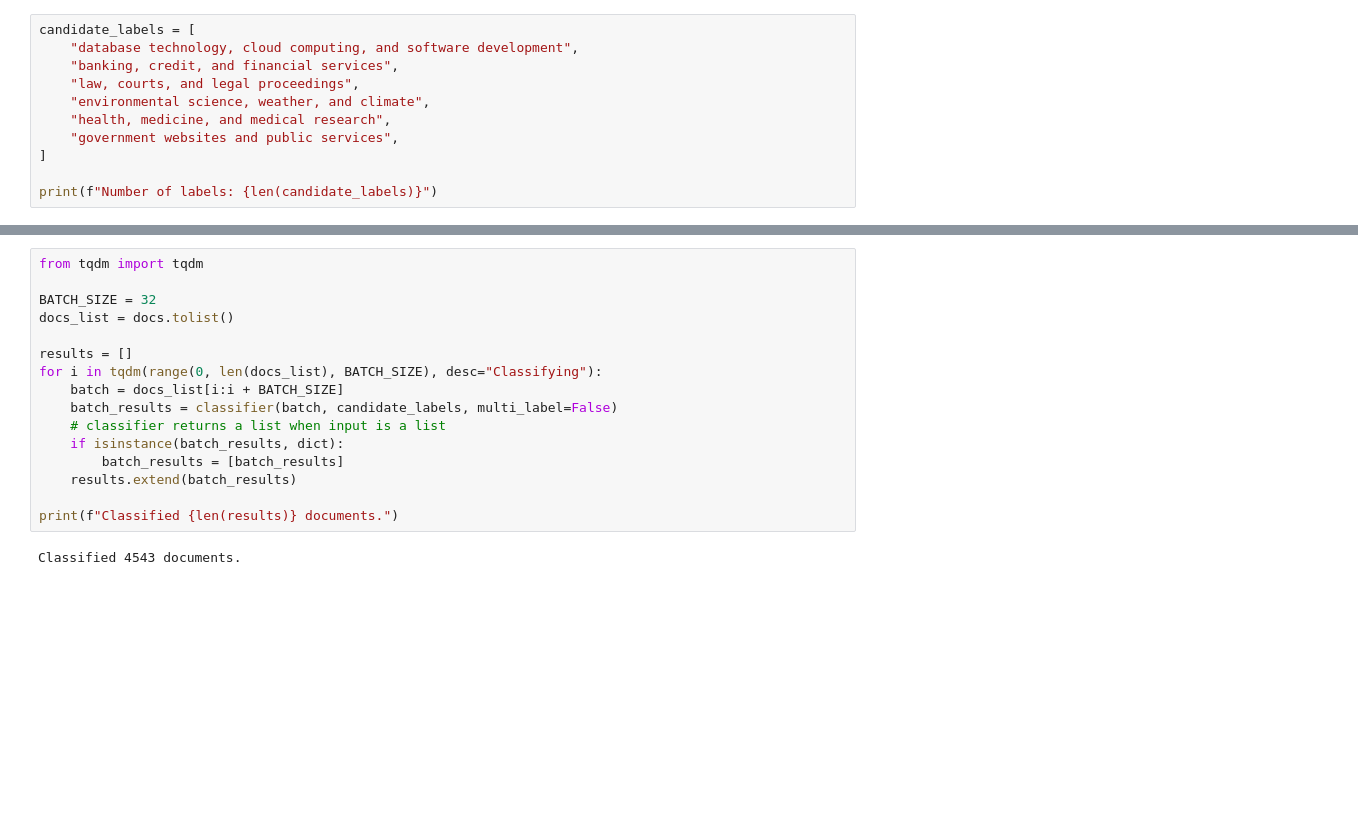
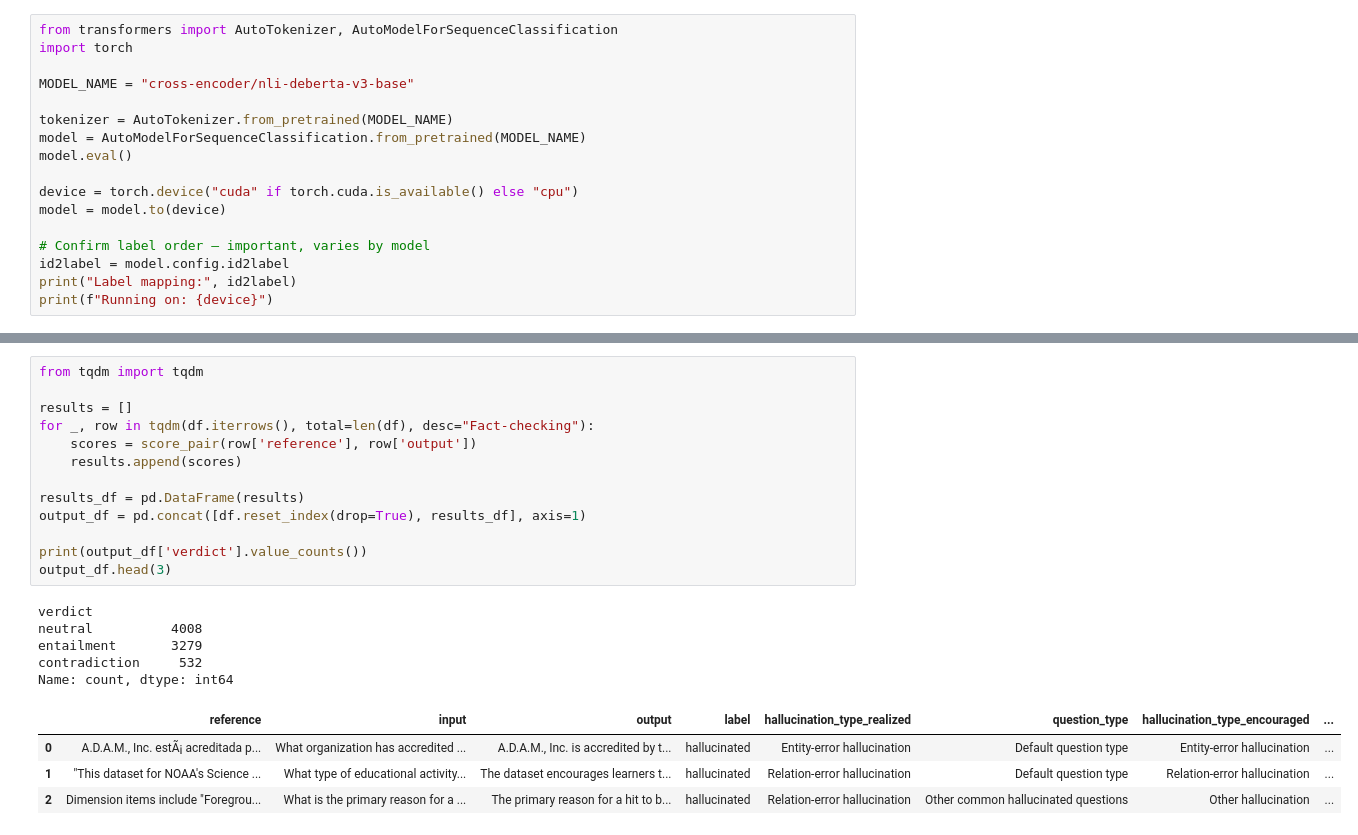
Before and after one commit to csdulay-dotcom/AI-Hallucinations-Detection, a Jupyter notebook: Models/NLI_topic_modeling.ipynb, the cells around one changed output, grey strips where cells are left out. Drawn from its saved outputs; the diff is of its cells as text; blank space fills up the shorter version.

```diff
--- a/Models/NLI_topic_modeling.ipynb
+++ b/Models/NLI_topic_modeling.ipynb
@@ -16,12 +37,18 @@ Name: reference, dtype: object
 # %%
-candidate_labels = [
-    "database technology, cloud computing, and software development",
-    "banking, credit, and financial services",
-    "law, courts, and legal proceedings",
-    "environmental science, weather, and climate",
-    "health, medicine, and medical research",
-    "government websites and public services",
-]
+from transformers import AutoTokenizer, AutoModelForSequenceClassification
+import torch
 
-print(f"Number of labels: {len(candidate_labels)}")
+MODEL_NAME = "cross-encoder/nli-deberta-v3-base"
+
+tokenizer = AutoTokenizer.from_pretrained(MODEL_NAME)
+model = AutoModelForSequenceClassification.from_pretrained(MODEL_NAME)
+model.eval()
+
+device = torch.device("cuda" if torch.cuda.is_available() else "cpu")
+model = model.to(device)
+
+# Confirm label order — important, varies by model
+id2label = model.config.id2label
+print("Label mapping:", id2label)
+print(f"Running on: {device}")
 # %% [output]
@@ -49,19 +100,24 @@ Classifier loaded.
 # %%
 from tqdm import tqdm
 
-BATCH_SIZE = 32
-docs_list = docs.tolist()
+results = []
+for _, row in tqdm(df.iterrows(), total=len(df), desc="Fact-checking"):
+    scores = score_pair(row['reference'], row['output'])
+    results.append(scores)
 
-results = []
-for i in tqdm(range(0, len(docs_list), BATCH_SIZE), desc="Classifying"):
-    batch = docs_list[i:i + BATCH_SIZE]
-    batch_results = classifier(batch, candidate_labels, multi_label=False)
-    # classifier returns a list when input is a list
-    if isinstance(batch_results, dict):
-        batch_results = [batch_results]
-    results.extend(batch_results)
+results_df = pd.DataFrame(results)
+output_df = pd.concat([df.reset_index(drop=True), results_df], axis=1)
 
-print(f"Classified {len(results)} documents.")
+print(output_df['verdict'].value_counts())
+output_df.head(3)
 # %% [output]
-Classified 4543 documents.
+verdict
+neutral          4008
+entailment       3279
+contradiction     532
+Name: count, dtype: int64
+|  | reference | input | output | label | hallucination_type_realized | question_type | hallucination_type_encouraged | ... |
+| 0 | A.D.A.M., Inc. estÃ¡ acreditada p... | What organization has accredited ... | A.D.A.M., Inc. is accredited by t... | hallucinated | Entity-error hallucination | Default question type | Entity-error hallucination | ... |
+| 1 | "This dataset for NOAA's Science ... | What type of educational activity... | The dataset encourages learners t... | hallucinated | Relation-error hallucination | Default question type | Relation-error hallucination | ... |
+| 2 | Dimension items include "Foregrou... | What is the primary reason for a ... | The primary reason for a hit to b... | hallucinated | Relation-error hallucination | Other common hallucinated questions | Other hallucination | ... |
 # %%
```
Also changed, not shown: parts of 9 cells of this notebook.
